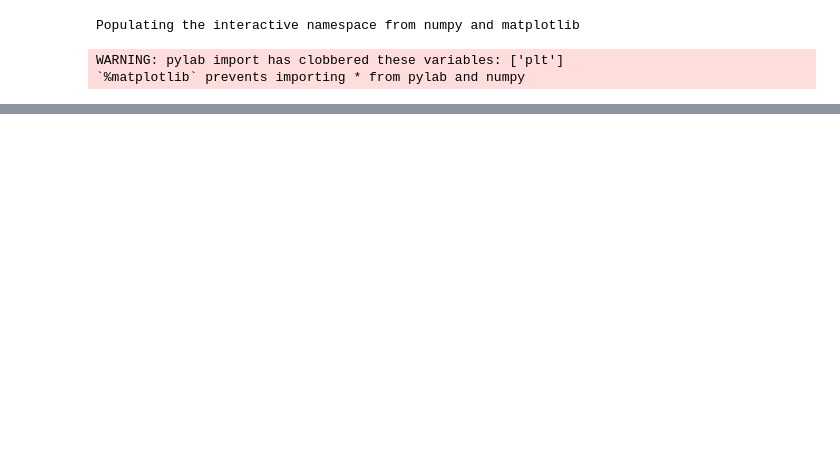
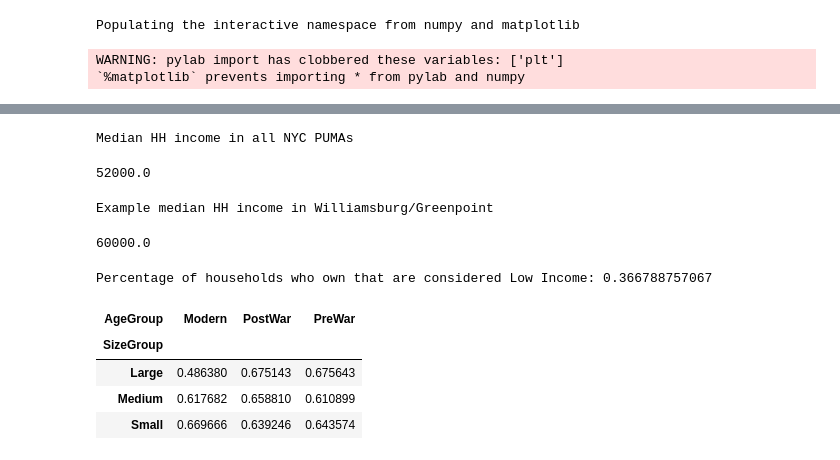
Before and after one commit to mu529/property_tax, a Jupyter notebook: pums.ipynb, the cells around one changed output, grey strips where cells are left out. Saved outputs shown, nothing was run; the diff lists cells and outputs as text; code cells hidden in the pictures; blank space fills up the shorter version.

```diff
--- a/pums.ipynb
+++ b/pums.ipynb
@@ -48,4 +48,56 @@ for puma in puma_list:
+# %%
+AMI_60_max = {1:36300,2:41460,3:46620,4:51780,5:56940,6:62100,7:67260,8:72420}
+# 80 pct figures for 2015 from http://www1.nyc.gov/assets/hpd/downloads/pdf/NSP-tenant-lease-guidelines.pdf
+AMI_80_max = {1:48400,2:55280,3:62160,4:69040,5:74640,6:80160,7:85680,8:91200}
+nyc_pums['AMI_60'] = 0
+for n in AMI_60_max.items():
+    nyc_pums.loc[(nyc_pums['NP']==n[0]) & (nyc_pums['HINCP']<=n[1]),'AMI_60'] = 1
+nyc_pums.loc[(nyc_pums['NP']>n[0]) & (nyc_pums['HINCP']<=n[1]),'AMI_60'] = 1
+nyc_pums['AMI_80'] = 0
+for n in AMI_80_max.items():
+    nyc_pums.loc[(nyc_pums['NP']==n[0]) & (nyc_pums['HINCP']<=n[1]),'AMI_80'] = 1
+nyc_pums.loc[(nyc_pums['NP']>n[0]) & (nyc_pums['HINCP']<=n[1]),'AMI_80'] = 1
+# %%
+age_grouping = {1:'PreWar',2:'PostWar',3:'PostWar',4:'PostWar',5:'PostWar',6:'PostWar',7:'PostWar',8:'Modern'}
+nyc_pums['AgeGroup'] = ''
+for n in age_grouping.items():
+    nyc_pums.loc[nyc_pums['YBL']==n[0],'AgeGroup'] = n[1]
+nyc_pums.loc[nyc_pums['YBL']>n[0],'AgeGroup'] = n[1]
+# %%
+size_grouping = {1:'Small',2:'Small',3:'Small',4:'Small',5:'Medium',6:'Medium',7:'Medium',8:'Large',9:'Large'}
+nyc_pums['SizeGroup'] = ''
+for n in size_grouping.items():
+    nyc_pums.loc[nyc_pums['BLD']==n[0],'SizeGroup'] = n[1]
+nyc_pums.loc[nyc_pums['BLD']>n[0],'SizeGroup'] = n[1]
+# %%
+nyc_pums['ResidencyGroup'] = ''
+nyc_pums.loc[nyc_pums['MV']<=4,'ResidencyGroup'] = 'Under10'
+nyc_pums.loc[nyc_pums['MV']==5,'ResidencyGroup'] = '10Years'
+nyc_pums.loc[nyc_pums['MV']==6,'ResidencyGroup'] = '20Years'
+nyc_pums.loc[nyc_pums['MV']==7,'ResidencyGroup'] = '30Years'
+# %%
+print ('Median HH income in all NYC PUMAs')
+nyc_pums['HINCP'].median()
+# %% [output]
+Median HH income in all NYC PUMAs
+52000.0
+# %%
+print('Example median HH income in Williamsburg/Greenpoint')
+nyc_pums[nyc_pums['PUMA10']==4001]['HINCP'].median()
+# %% [output]
+Example median HH income in Williamsburg/Greenpoint
+60000.0
 # %%
 # excluding group quarters and vacant household records
 nyc_pums = nyc_pums.query('TYPE == 1 & BLD > 1 & BLD < 10')
 nyc_pums = nyc_pums[nyc_pums['VACS'].isnull()]
+# %%
+print 'Percentage of households who own that are considered Low Income:', nyc_pums.query('TEN < 3')['AMI_80'].mean()
+nyc_pums.query('TEN < 3').pivot_table(index='SizeGroup',columns='AgeGroup',values='AMI_80',aggfunc='mean')
+# %% [output]
+Percentage of households who own that are considered Low Income: 0.366788757067
+| AgeGroup | Modern | PostWar | PreWar |
+| SizeGroup |  |  |  |
+| Large | 0.486380 | 0.675143 | 0.675643 |
+| Medium | 0.617682 | 0.658810 | 0.610899 |
+| Small | 0.669666 | 0.639246 | 0.643574 |
```
Also changed, not shown: parts of 16 cells of this notebook, 1 other file.
